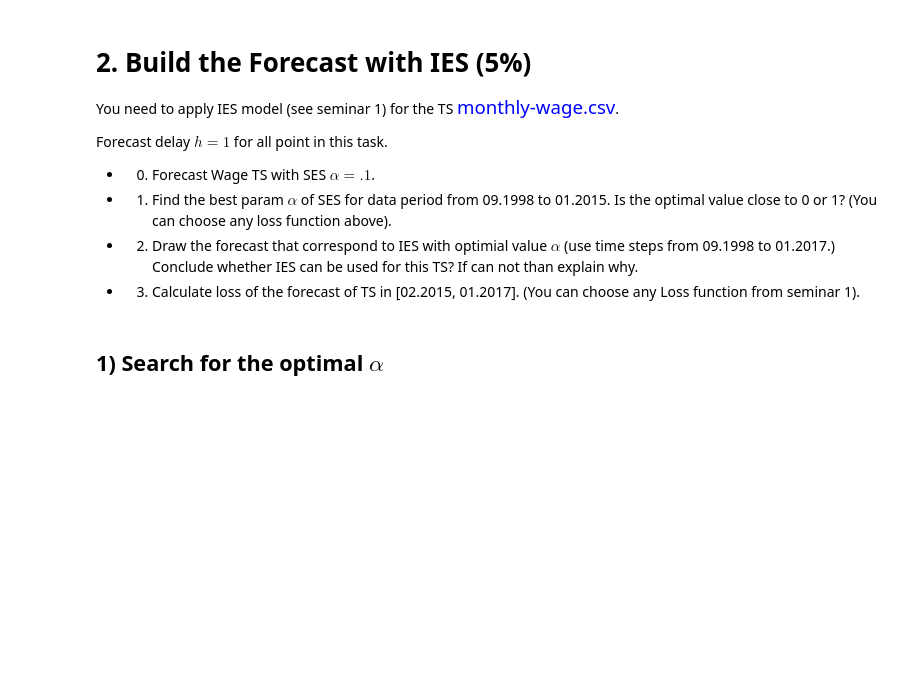
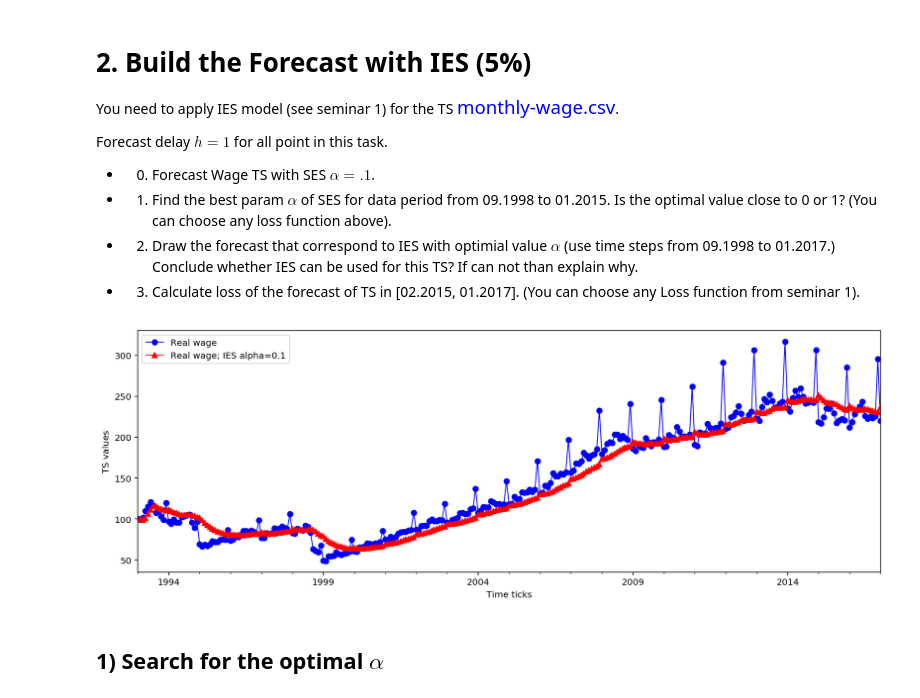
Before and after one commit to SemyonKozloff/mipt-ml, a Jupyter notebook: part-2/homework-1/hw1.ipynb, the cells around one changed output. Cells and saved outputs as stored; diff of their text form; code cells hidden in the pictures; blank space fills up the shorter version.

```diff
--- a/part-2/homework-1/hw1.ipynb
+++ b/part-2/homework-1/hw1.ipynb
@@ -91,6 +109,14 @@ can choose any loss function above).
 * 2) Draw the forecast that correspond to IES with optimial value $\alpha$ (use time steps from 09.1998 to 01.2017.)
      Conclude whether IES can be used for this TS? If can not than explain why.
 * 3) Calculate loss of the forecast of TS in [02.2015, 01.2017]. (You can choose any Loss function from seminar 1).
+# %%
+ESParamsArray = [{'alpha':0.1, 'AdaptationPeriod':10}]
+
+FRC_WAGE = BuildForecast(h=1, ts=wage, AlgName='InitExponentialSmoothing', AlgTitle='IES', ParamsArray=ESParamsArray)
+plotTSForecast(wage.loc['1993-01-01':'2017-01-01'], FRC_WAGE[list(FRC_WAGE)[0]].loc['1993-01-01':'2017-01-01'],
+               ts_num=0, alg_title='IES alpha=0.1');
+# %% [output]
+[figure, added]
 # %% [markdown]
 ## 1) Search for the optimal $\alpha$
 # %%
```
Also changed, not shown: parts of 37 cells of this notebook, 4 other files.
